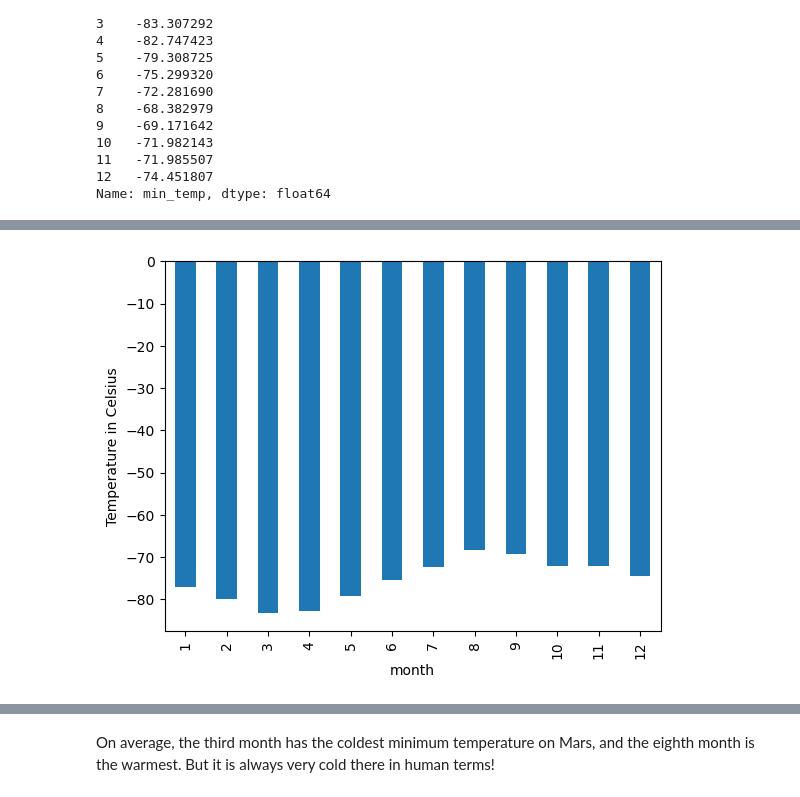
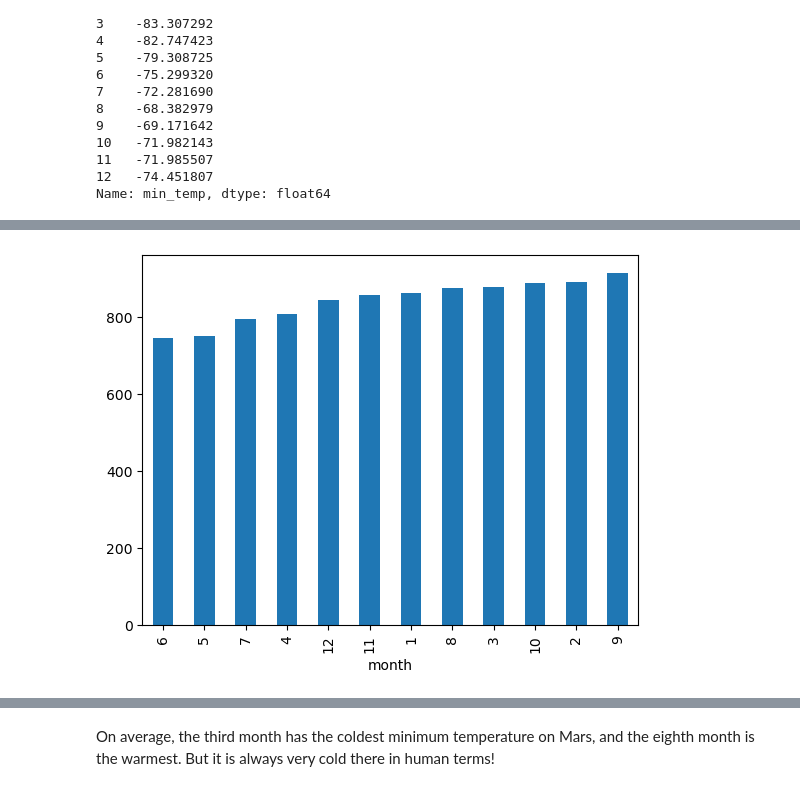
Before and after one commit to JuanJCoronado/Challenge11_JuanJCoronado, a Jupyter notebook: part_2_mars_weather.ipynb, the cells around one changed output, grey strips where cells are left out. Saved outputs shown, nothing was run; the diff lists cells and outputs as text; code cells hidden in the pictures.

```diff
--- a/part_2_mars_weather.ipynb
+++ b/part_2_mars_weather.ipynb
@@ -211,0 +253,5 @@ Name: min_temp, dtype: float64
+# %%
+pressure_month = data.groupby('month')['pressure'].mean()
+
+pressure_month.plot(kind='bar')
+plt.show()
@@ -212,4 +260,8 @@ Name: min_temp, dtype: float64
 # %%
-# Plot the average temperature by month
+# Plot the average pressure by month
+sorted_pressure = pressure_month.sort_values()
+
+sorted_pressure.plot(kind='bar')
+plt.show()
 # %% [output]
-[figure, old version]
+[figure, new version]
```
Also changed, not shown: parts of 10 cells of this notebook.
